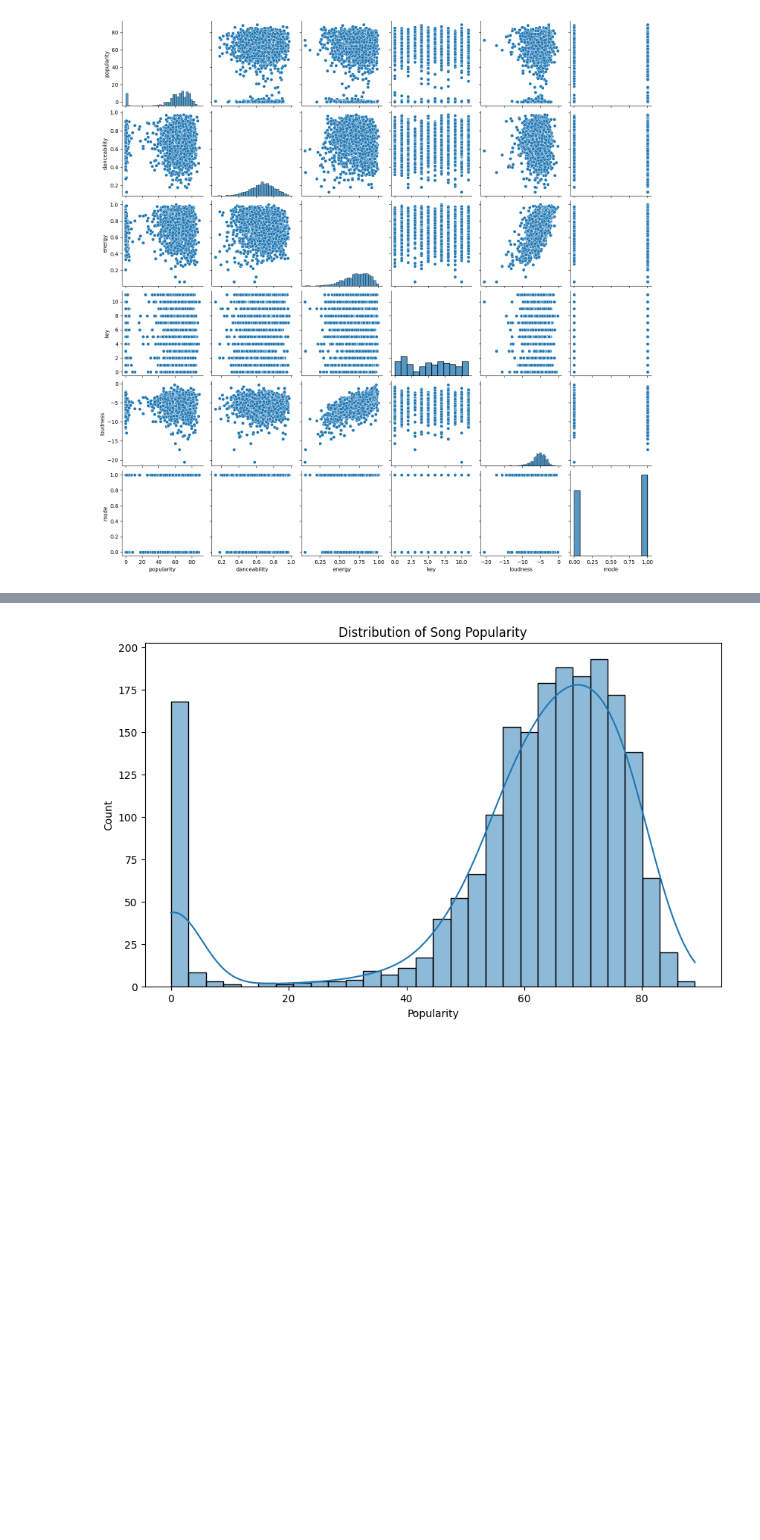
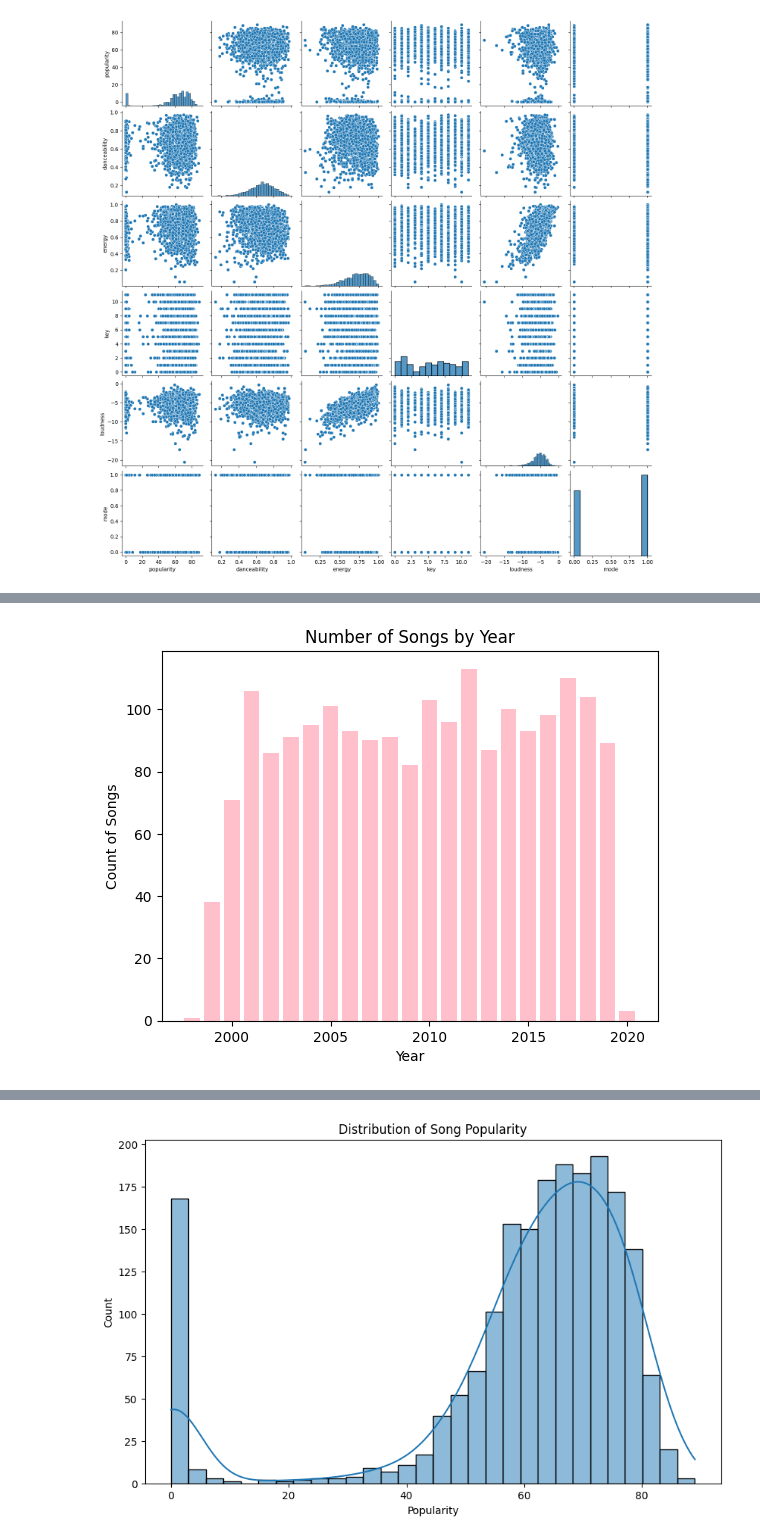
Before and after one commit to gunwes16/Data-110, a Jupyter notebook: Final_Project.ipynb, the cells around one changed output, grey strips where cells are left out. Cells and saved outputs as stored; diff of their text form; code cells hidden in the pictures; blank space fills up the shorter version.

```diff
--- a/Final_Project.ipynb
+++ b/Final_Project.ipynb
@@ -109,0 +111,11 @@ sns.pairplot(df[cols_select2])
+# %%
+plt.bar(df['year'].value_counts().sort_index().index, # This accesses the years and make sure they are displayed in ascending order
+        df['year'].value_counts().sort_index().values, color='pink') # This access the count of the songs by year and makes sure they are displayed in ascending order
+
+plt.xlabel('Year')
+plt.ylabel('Count of Songs')
+plt.title('Number of Songs by Year')
+plt.savefig('plot1.png')
+plt.show()
+# %% [output]
+[figure, added]
```
Also changed, not shown: parts of 5 cells of this notebook.
